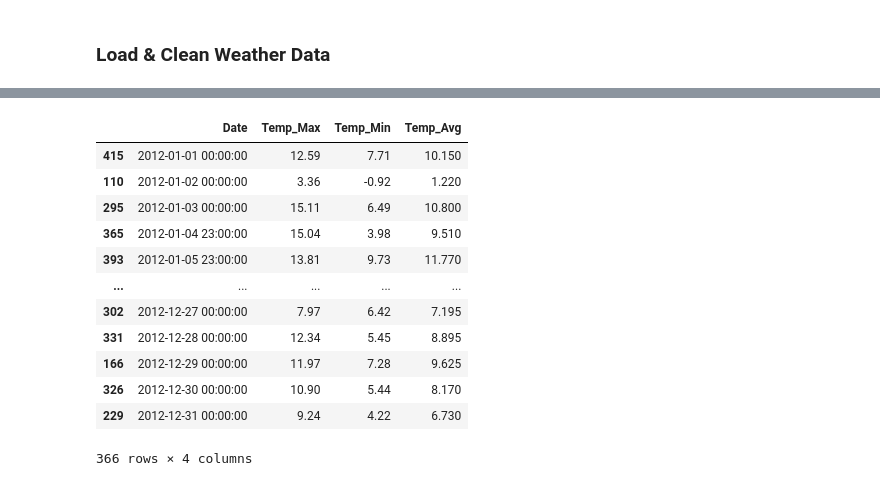
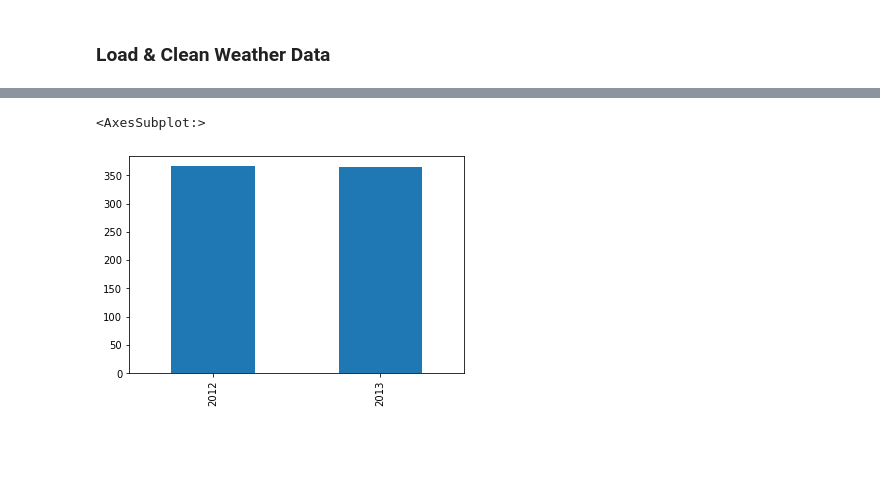
Before and after one commit to 93ramadan/uob-bdsa603-practice2, a Jupyter notebook: 20113798.ipynb, the cells around one changed output, grey strips where cells are left out. Saved outputs shown, nothing was run; the diff lists cells and outputs as text; code cells hidden in the pictures; blank space fills up the shorter version.

Commit message:
added more visualizations in data cleaning

```diff
--- a/20113798.ipynb
+++ b/20113798.ipynb
@@ -224,16 +221,19 @@ Wall time: 0 ns
-# %%
-df_Weather[(df_Weather['Date'].dt.year == 2012)]
-# %% [output]
-|  | Date | Temp_Max | Temp_Min | Temp_Avg |
-| 415 | 2012-01-01 00:00:00 | 12.59 | 7.71 | 10.150 |
-| 110 | 2012-01-02 00:00:00 | 3.36 | -0.92 | 1.220 |
-| 295 | 2012-01-03 00:00:00 | 15.11 | 6.49 | 10.800 |
-| 365 | 2012-01-04 23:00:00 | 15.04 | 3.98 | 9.510 |
-| 393 | 2012-01-05 23:00:00 | 13.81 | 9.73 | 11.770 |
-| ... | ... | ... | ... | ... |
-| 302 | 2012-12-27 00:00:00 | 7.97 | 6.42 | 7.195 |
-| 331 | 2012-12-28 00:00:00 | 12.34 | 5.45 | 8.895 |
-| 166 | 2012-12-29 00:00:00 | 11.97 | 7.28 | 9.625 |
-| 326 | 2012-12-30 00:00:00 | 10.90 | 5.44 | 8.170 |
-| 229 | 2012-12-31 00:00:00 | 9.24 | 4.22 | 6.730 |
-366 rows × 4 columns
+# %%
+# Verify Weather Data Availability
+Count_WeatherData_ByYear = df_Weather["Date"].dt.year.value_counts()
+Count_WeatherData_ByYear.plot.bar() # We can see that we do not have enough data for 2011 and 2014
+
+# Update Study Time Frame (years that have full daily weather records)
+StudyTimeFrame_StartYear = min(Count_WeatherData_ByYear[Count_WeatherData_ByYear >= 365].index)
+StudyTimeFrame_EndYear = max(Count_WeatherData_ByYear[Count_WeatherData_ByYear >= 365].index)
+
+# Remove excluded data
+df_Weather = df_Weather[(StudyTimeFrame_StartYear <= df_Weather['Date'].dt.year) &
+                        (df_Weather['Date'].dt.year <= StudyTimeFrame_EndYear)]
+
+# Verify Weather Data Availability
+Count_WeatherData_ByYear = df_Weather["Date"].dt.year.value_counts()
+Count_WeatherData_ByYear.plot.bar() # We can see that we do not have enough data for 2011 and 2014
+# %% [output]
+<AxesSubplot:>
+[figure, added]
```
Also changed, not shown: parts of 8 cells of this notebook.
